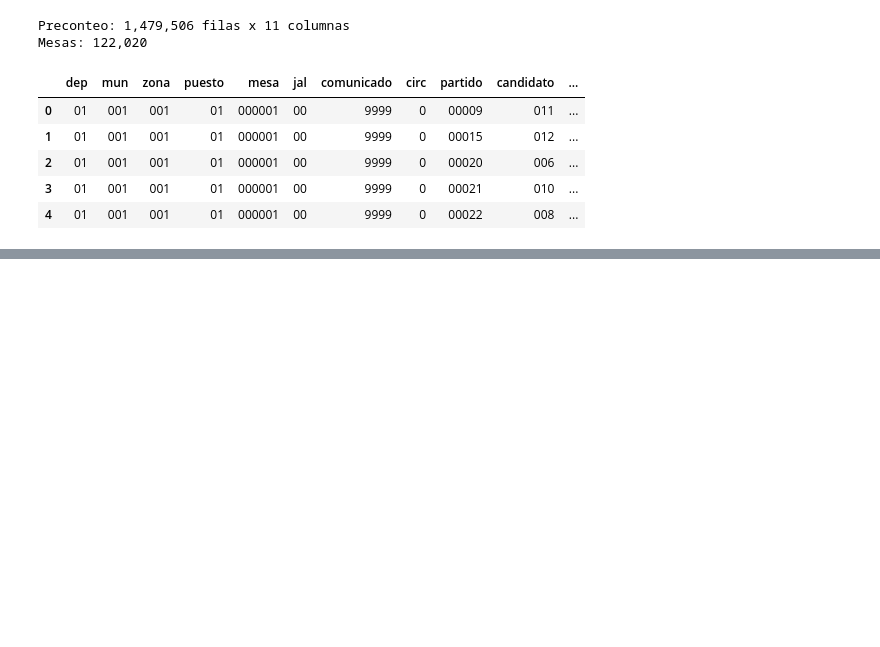
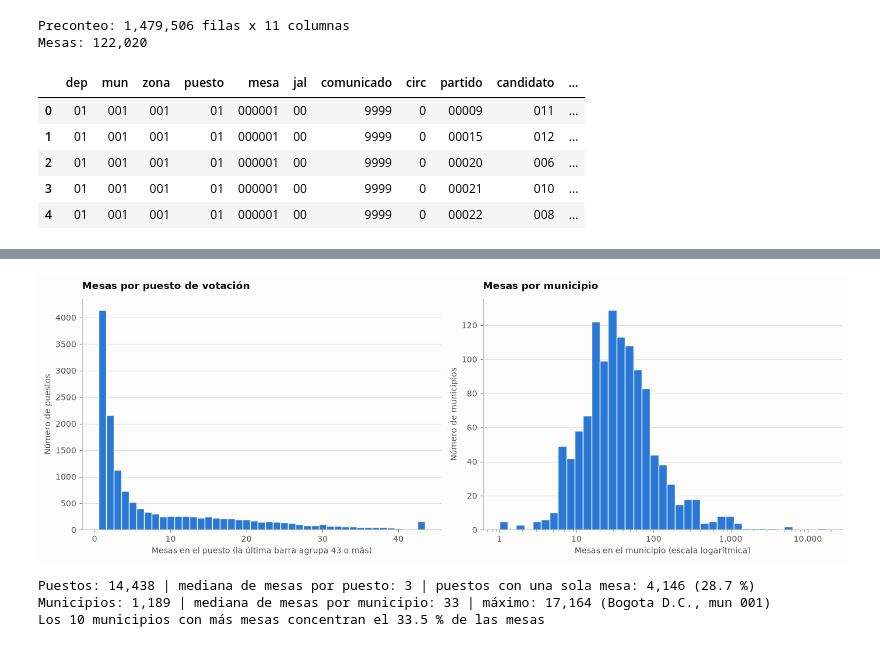
Before and after one commit to byepesg/ml-final-project, a Jupyter notebook: notebooks/02_data_understanding/Datos Santiago.ipynb, the cells around one changed output, grey strips where cells are left out. Saved outputs shown, nothing was run; the diff lists cells and outputs as text; code cells hidden in the pictures; blank space fills up the shorter version.

```diff
--- a/notebooks/02_data_understanding/Datos Santiago.ipynb
+++ b/notebooks/02_data_understanding/Datos Santiago.ipynb
@@ -233,0 +366,37 @@ Códigos de puesto alfanuméricos: 108 (p. ej. A1, A2, A3, A4, A5)
+# %%
+mesas_puesto = mesas.groupby(["dep", "mun", "zona", "puesto"]).size()
+mesas_mun = mesas.groupby(["dep", "mun"]).size()
+
+fig, axes = plt.subplots(1, 2, figsize=(14, 5))
+
+tope = int(mesas_puesto.quantile(0.99))
+axes[0].hist(mesas_puesto.clip(upper=tope), bins=np.arange(0.5, tope + 1.5), color=AZUL,
+             edgecolor=FONDO, linewidth=1)
+axes[0].set_title("Mesas por puesto de votación")
+axes[0].set_xlabel(f"Mesas en el puesto (la última barra agrupa {tope} o más)")
+axes[0].set_ylabel("Número de puestos")
+axes[0].grid(axis="x", visible=False)
+
+bordes = np.logspace(0, np.log10(mesas_mun.max()), 40)
+axes[1].hist(mesas_mun, bins=bordes, color=AZUL, edgecolor=FONDO, linewidth=1)
+axes[1].set_xscale("log")
+axes[1].xaxis.set_major_formatter(mtick.FuncFormatter(lambda x, _: f"{x:,.0f}"))
+axes[1].set_title("Mesas por municipio")
+axes[1].set_xlabel("Mesas en el municipio (escala logarítmica)")
+axes[1].set_ylabel("Número de municipios")
+axes[1].grid(axis="x", visible=False)
+
+plt.tight_layout()
+plt.show()
+
+print(f"Puestos: {len(mesas_puesto):,} | mediana de mesas por puesto: {mesas_puesto.median():.0f} "
+      f"| puestos con una sola mesa: {(mesas_puesto == 1).sum():,} ({100 * (mesas_puesto == 1).mean():.1f} %)")
+print(f"Municipios: {len(mesas_mun):,} | mediana de mesas por municipio: {mesas_mun.median():.0f} "
+      f"| máximo: {mesas_mun.max():,} ({nombre_dep.get(mesas_mun.idxmax()[0])}, mun {mesas_mun.idxmax()[1]})")
+top_mun = mesas_mun.sort_values(ascending=False)
+print(f"Los 10 municipios con más mesas concentran el {100 * top_mun.head(10).sum() / N_MESAS:.1f} % de las mesas")
+# %% [output]
+[figure, added]
+Puestos: 14,438 | mediana de mesas por puesto: 3 | puestos con una sola mesa: 4,146 (28.7 %)
+Municipios: 1,189 | mediana de mesas por municipio: 33 | máximo: 17,164 (Bogota D.C., mun 001)
+Los 10 municipios con más mesas concentran el 33.5 % de las mesas
```
Also changed, not shown: parts of 27 cells of this notebook.
